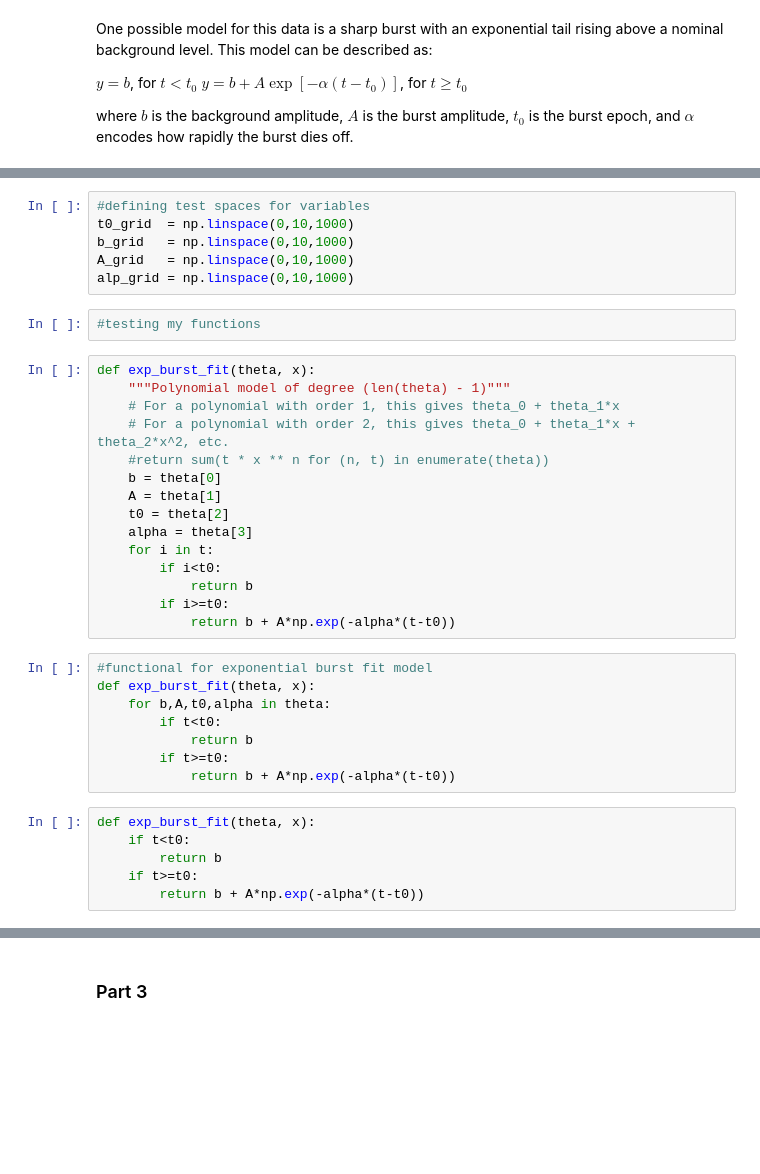
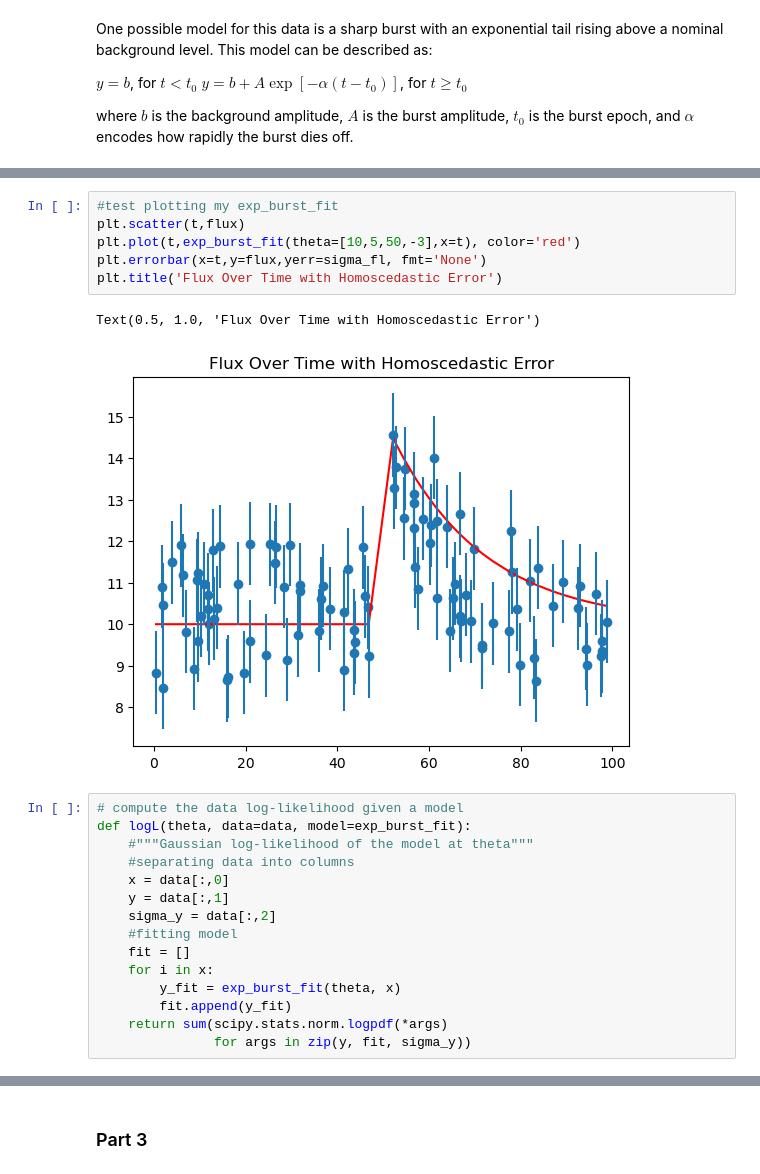
Before and after one commit to VanderbiltAstronomy/astr_8070_s24, a Jupyter notebook: coursework/student_folders/Ryan_Nowicki/vu_astr8070_s24_hw5_RyanNowicki.ipynb, the cells around one changed output, grey strips where cells are left out. Saved outputs shown, nothing was run; the diff lists cells and outputs as text; blank space fills up the shorter version.

```diff
--- a/coursework/student_folders/Ryan_Nowicki/vu_astr8070_s24_hw5_RyanNowicki.ipynb
+++ b/coursework/student_folders/Ryan_Nowicki/vu_astr8070_s24_hw5_RyanNowicki.ipynb
@@ -120,39 +117,26 @@ def likelihood(data,model):
-# %%
-#defining test spaces for variables
-t0_grid  = np.linspace(0,10,1000)
-b_grid   = np.linspace(0,10,1000)
-A_grid   = np.linspace(0,10,1000)
-alp_grid = np.linspace(0,10,1000)
-# %%
-#testing my functions
-# %%
-def exp_burst_fit(theta, x):
-    """Polynomial model of degree (len(theta) - 1)"""
-    # For a polynomial with order 1, this gives theta_0 + theta_1*x
-    # For a polynomial with order 2, this gives theta_0 + theta_1*x + theta_2*x^2, etc.
-    #return sum(t * x ** n for (n, t) in enumerate(theta))
-    b = theta[0]
-    A = theta[1]
-    t0 = theta[2]
-    alpha = theta[3]
-    for i in t:
-        if i<t0:
-            return b
-        if i>=t0:
-            return b + A*np.exp(-alpha*(t-t0))
-# %%
-#functional for exponential burst fit model
-def exp_burst_fit(theta, x):
-    for b,A,t0,alpha in theta:
-        if t<t0:
-            return b
-        if t>=t0:
-            return b + A*np.exp(-alpha*(t-t0))
-# %%
-def exp_burst_fit(theta, x):
-    if t<t0:
-        return b
-    if t>=t0:
-        return b + A*np.exp(-alpha*(t-t0))
+# %%
+#test plotting my exp_burst_fit
+plt.scatter(t,flux)
+plt.plot(t,exp_burst_fit(theta=[10,5,50,-3],x=t), color='red')
+plt.errorbar(x=t,y=flux,yerr=sigma_fl, fmt='None')
+plt.title('Flux Over Time with Homoscedastic Error')
+# %% [output]
+Text(0.5, 1.0, 'Flux Over Time with Homoscedastic Error')
+[figure, added]
+# %%
+# compute the data log-likelihood given a model
+def logL(theta, data=data, model=exp_burst_fit):
+    #"""Gaussian log-likelihood of the model at theta"""
+    #separating data into columns
+    x = data[:,0]
+    y = data[:,1]
+    sigma_y = data[:,2]
+    #fitting model
+    fit = []
+    for i in x:
+        y_fit = exp_burst_fit(theta, x)
+        fit.append(y_fit)
+    return sum(scipy.stats.norm.logpdf(*args)
+               for args in zip(y, fit, sigma_y))
 # %%
 # compute the data log-likelihood given a model
```
Also changed, not shown: parts of 32 cells of this notebook.
